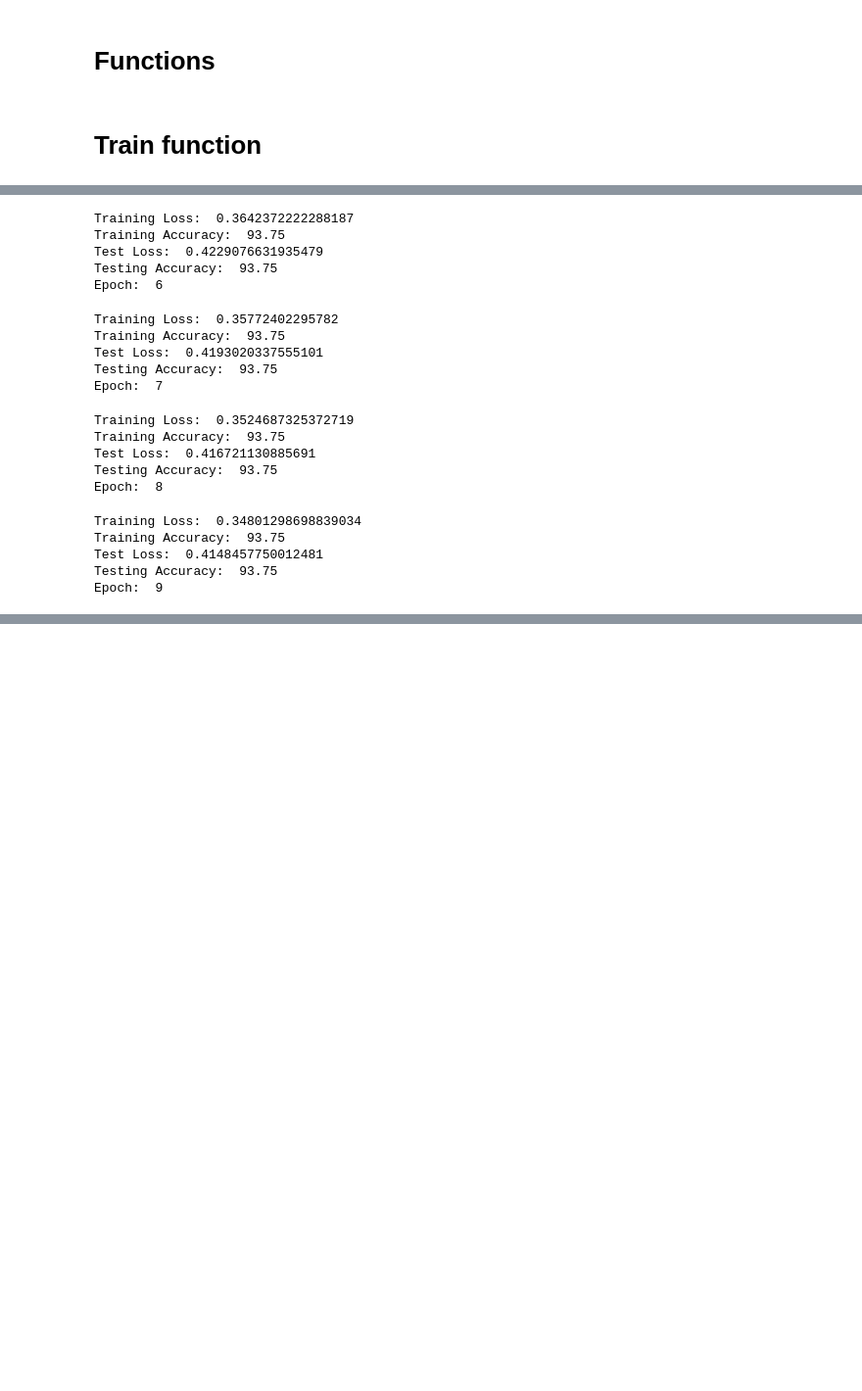
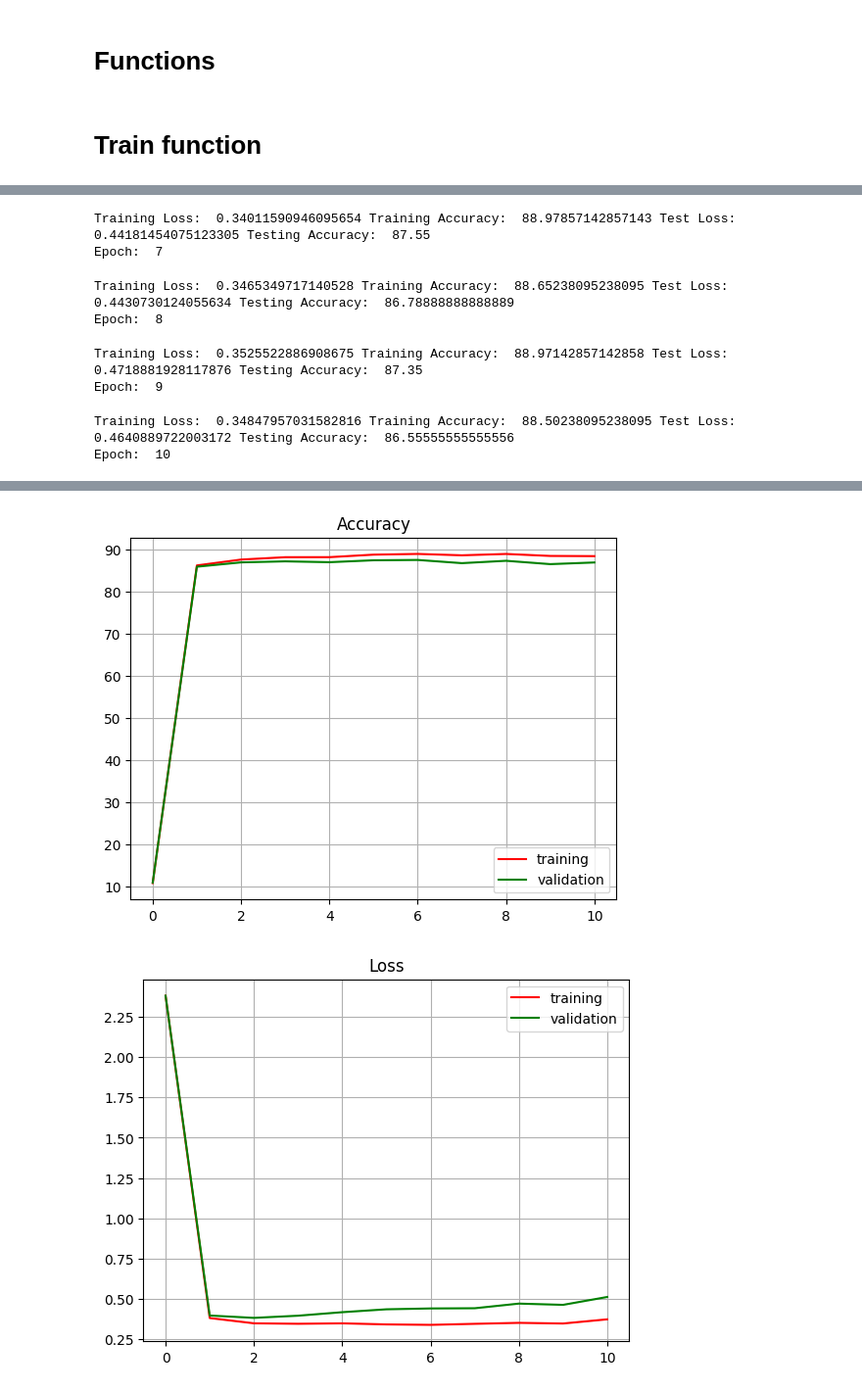
Before and after one commit to arunangshudutta/DA6401_assignments, a Jupyter notebook: assignment_1/Assignment_1_Q7.ipynb, the cells around one changed output, grey strips where cells are left out. Shown: that part at 98% size. Saved outputs shown, nothing was run; the diff lists cells and outputs as text; code cells hidden in the pictures; blank space fills up the shorter version.

```diff
--- a/assignment_1/Assignment_1_Q7.ipynb
+++ b/assignment_1/Assignment_1_Q7.ipynb
@@ -53,7 +53,9 @@ def weights_initialization(num_neurons, initializer):
 
   return W_matrices, b_vectors
 
-########################################## ACTIVATION FUNCTIONS
+################################################################################
+
+# ACTIVATION FUNCTIONS
 def relu(x):
   """
   Rectified Linear Unit (ReLU) activation function
@@ -96,7 +98,7 @@ def activation_output(x, activation_function):
   else:
     print('activation function invalid')
 
-######################################### DERIVATIVE OF ACTIVATION FUNCTION
+# DERIVATIVE OF ACTIVATION FUNCTION
 def sigmoid_derivative(x):
   s = sigmoid(x)
   return s * (1 - s)
@@ -121,7 +123,7 @@ def activation_derivative(x, activation_function):
   else:
     print('activation function invalid')
 
-####################################### Forward Propagation
+################################################################################
 
 def layer_output_FP(x, weight_matrix, bias_vector, activation_function):
   pre_activation = np.add(np.matmul(weight_matrix, x), bias_vector)
@@ -152,7 +154,7 @@ def forward_propagation(ip_data, W_matrices, b_vectors, activation_functions):
 
   return layer_ip, layer_op
 
-####################################### Back Propagation
+################################################################################
 
 def back_propagation(W_matrices, b_vectors, y_true, layer_ip, layer_op, activation_functions, batch_size, w_d):
 
@@ -160,7 +162,6 @@ def back_propagation(W_matrices, b_vectors, y_true, layer_ip, layer_op, activati
   Dbs = []
   for i in range(len(W_matrices)):
     k = len(W_matrices) - i
-
 
     if k == len(W_matrices):
       Da = -np.add(y_true, -layer_op[k])
@@ -179,9 +180,11 @@ def back_propagation(W_matrices, b_vectors, y_true, layer_ip, layer_op, activati
   return DWs, Dbs
 
 
-################################## optimization functions
+################################################################################
+
 
 def update_weights_gd(W_matrices, b_vectors, DWs, Dbs, learning_rate = 0.1):
+
   DWs.reverse()
   Dbs.reverse()
 
@@ -296,7 +299,8 @@ def look_ahead_nag(W_s, b_s, u_past_w, u_past_b, beta = 0.5):
     b_s[i] = b_s[i] - beta*u_past_b[i]
   return W_s, b_s
 
-############################# Loss and accuracy
+################################################################################
+
 
 def one_hot_encode(integers, num_classes=None):
   if num_classes is None:
@@ -318,14 +322,14 @@ def accuracy(y_true, y_pred, batch_size):
       n_correct += 1
   return 100 * n_correct / batch_size
 
-###################################### dataset
+################################################################################
 
-def load_split_dataset():
+def load_split_dataset(test_ratio=0.3):
   # Load Fashion MNIST dataset
   (train_images, train_labels), (test_images, test_labels) = fashion_mnist.load_data()
 
   # Split the training set into training and validation sets
-  X_train, X_val, Y_train, Y_val = train_test_split(train_images, train_labels, test_size=0.3, random_state=42)
+  X_train, X_val, Y_train, Y_val = train_test_split(train_images, train_labels, test_size=test_ratio, random_state=42)
 
   data_size = X_train.shape[0]
   X_train = (X_train.reshape(data_size, -1).T)/255
@@ -494,13 +519,13 @@ class_names = ['T-shirt/top', 'Trouser', 'Pullover', 'Dress', 'Coat',
 
 epochs = 10
 nhl = 3
-sz = 64
-w_d = 0
-lr = 0.0001
+sz = 128
+w_d = 0.0005
+lr = 0.001
 optimizer = 'adam'
-b_sz = 16
+b_sz = 64
 weight_init = 'Xavier'
-act_fun = 'tanh'
+act_fun = 'ReLU'
 
 neuros_num = []
 act_func = []
@@ -508,6 +533,6 @@ for i in range(nhl):
   neuros_num.append(sz)
   act_func.append(act_fun)
 
-Y_pred = train_model_q7(X_train, Y_train, X_test, Y_test, epoch=epochs, batch_size=b_sz, num_neurons_hidden = neuros_num, activation_functions = act_func,
-                weights_init_type=weight_init, optimizer = optimizer, learning_rate = lr, opti_beta = [0.5, 0.5], w_d = w_d)
+W, b = train_model(X_train, Y_train, X_val, Y_val, epoch=epochs, batch_size=b_sz, num_neurons_hidden = neuros_num, activation_functions = act_func,
+                weights_init_type=weight_init, optimizer = optimizer, learning_rate = lr, opti_beta = [0.5, 0.5], w_d = w_d, plot_acc_loss = True)
 # %% [output]
@@ -556,20 +566,8 @@ Epoch:  5
-Training Loss:  0.3642372222288187
-Training Accuracy:  93.75
-Test Loss:  0.4229076631935479
-Testing Accuracy:  93.75
-Epoch:  6
+Training Loss:  0.34011590946095654 Training Accuracy:  88.97857142857143 Test Loss:  0.44181454075123305 Testing Accuracy:  87.55
+Epoch:  7
-Training Loss:  0.35772402295782
-Training Accuracy:  93.75
-Test Loss:  0.4193020337555101
-Testing Accuracy:  93.75
-Epoch:  7
+Training Loss:  0.3465349717140528 Training Accuracy:  88.65238095238095 Test Loss:  0.4430730124055634 Testing Accuracy:  86.78888888888889
+Epoch:  8
-Training Loss:  0.3524687325372719
-Training Accuracy:  93.75
-Test Loss:  0.416721130885691
-Testing Accuracy:  93.75
-Epoch:  8
+Training Loss:  0.3525522886908675 Training Accuracy:  88.97142857142858 Test Loss:  0.4718881928117876 Testing Accuracy:  87.35
+Epoch:  9
-Training Loss:  0.34801298698839034
-Training Accuracy:  93.75
-Test Loss:  0.4148457750012481
-Testing Accuracy:  93.75
-Epoch:  9
+Training Loss:  0.34847957031582816 Training Accuracy:  88.50238095238095 Test Loss:  0.4640889722003172 Testing Accuracy:  86.55555555555556
+Epoch:  10
@@ -579,0 +575,2 @@ Testing Accuracy:  93.75
+[figure, added]
+[figure, added]
```
Also changed, not shown: parts of 6 cells of this notebook.
